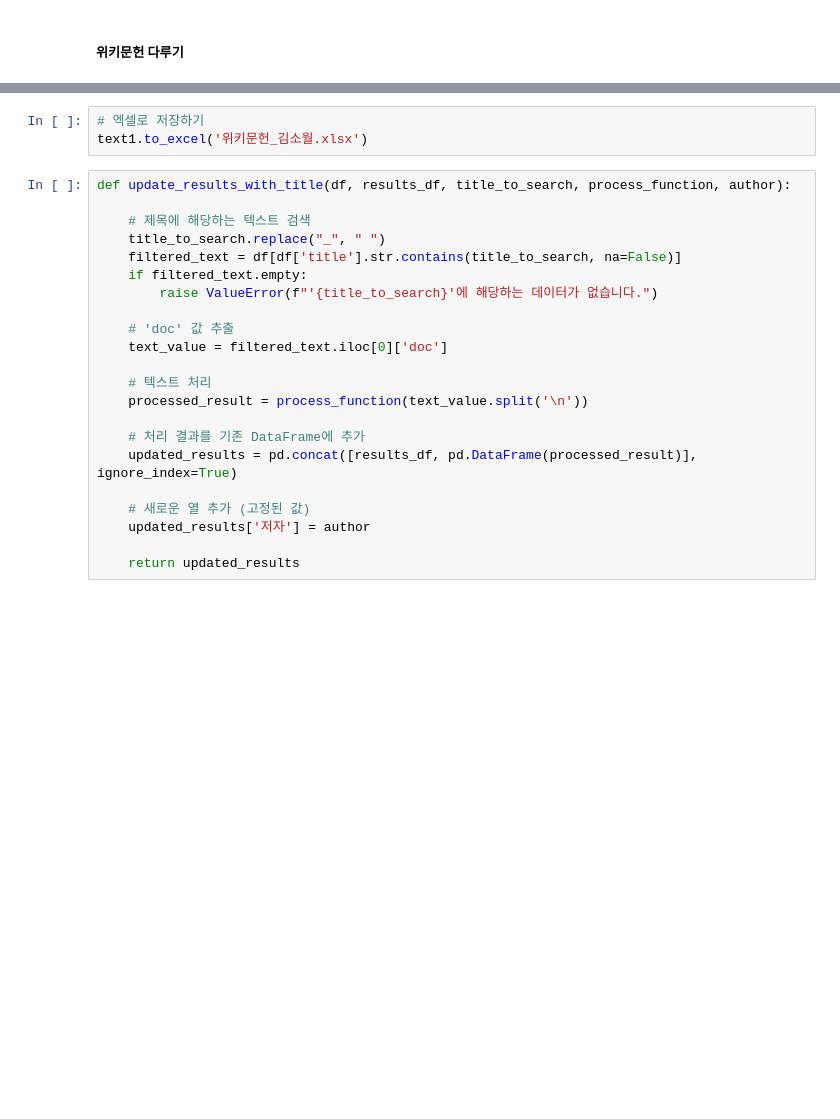
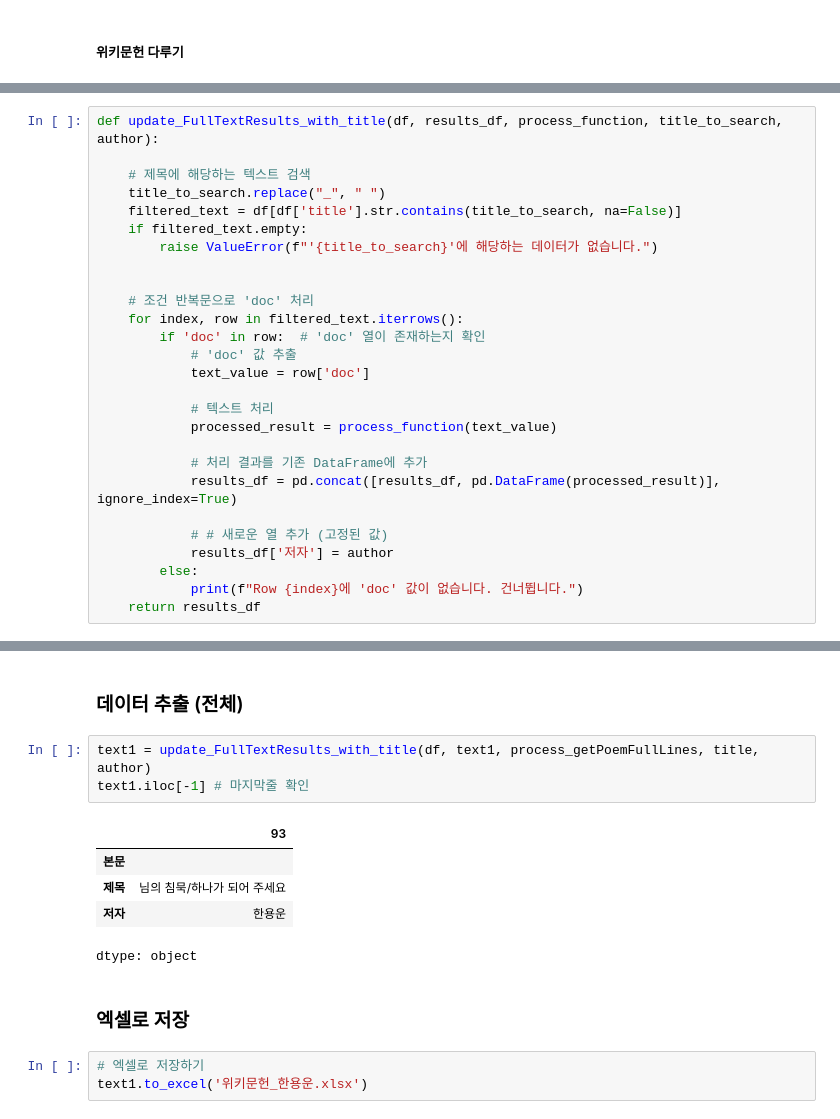
Before and after one commit to poet-developer/getPoemData_with_wikisource, a Jupyter notebook: 위키문헌_다중추출.ipynb, the cells around one changed output, grey strips where cells are left out. Drawn from its saved outputs; the diff is of its cells as text; blank space fills up the shorter version.

```diff
--- a/위키문헌_다중추출.ipynb
+++ b/위키문헌_다중추출.ipynb
@@ -171,0 +165,27 @@ def update_results_with_title(df, results_df, process_function, title_to_search,
+# %%
+def update_FullTextResults_with_title(df, results_df, process_function, title_to_search, author):
+
+    # 제목에 해당하는 텍스트 검색
+    title_to_search.replace("_", " ")
+    filtered_text = df[df['title'].str.contains(title_to_search, na=False)]
+    if filtered_text.empty:
+        raise ValueError(f"'{title_to_search}'에 해당하는 데이터가 없습니다.")
+
+
+    # 조건 반복문으로 'doc' 처리
+    for index, row in filtered_text.iterrows():
+        if 'doc' in row:  # 'doc' 열이 존재하는지 확인
+            # 'doc' 값 추출
+            text_value = row['doc']
+
+            # 텍스트 처리
+            processed_result = process_function(text_value)
+
+            # 처리 결과를 기존 DataFrame에 추가
+            results_df = pd.concat([results_df, pd.DataFrame(processed_result)], ignore_index=True)
+
+            # # 새로운 열 추가 (고정된 값)
+            results_df['저자'] = author
+        else:
+            print(f"Row {index}에 'doc' 값이 없습니다. 건너뜁니다.")
+    return results_df
@@ -192,26 +230,17 @@ text1.iloc[-1] # 마지막줄 확인
 dtype: object
+# %% [markdown]
+### 데이터 추출 (전체)
+# %%
+text1 = update_FullTextResults_with_title(df, text1, process_getPoemFullLines, title, author)
+text1.iloc[-1] # 마지막줄 확인
+# %% [output]
+|  | 93 |
+| 본문 |  |
+| 제목 | 님의 침묵/하나가 되어 주세요 |
+| 저자 | 한용운 |
+dtype: object
+# %% [markdown]
+### 엑셀로 저장
 # %%
 # 엑셀로 저장하기
-text1.to_excel('위키문헌_김소월.xlsx')
+text1.to_excel('위키문헌_한용운.xlsx')
-# %%
-def update_results_with_title(df, results_df, title_to_search, process_function, author):
-
-    # 제목에 해당하는 텍스트 검색
-    title_to_search.replace("_", " ")
-    filtered_text = df[df['title'].str.contains(title_to_search, na=False)]
-    if filtered_text.empty:
-        raise ValueError(f"'{title_to_search}'에 해당하는 데이터가 없습니다.")
-
-    # 'doc' 값 추출
-    text_value = filtered_text.iloc[0]['doc']
-
-    # 텍스트 처리
-    processed_result = process_function(text_value.split('\n'))
-
-    # 처리 결과를 기존 DataFrame에 추가
-    updated_results = pd.concat([results_df, pd.DataFrame(processed_result)], ignore_index=True)
-
-    # 새로운 열 추가 (고정된 값)
-    updated_results['저자'] = author
-
-    return updated_results
```
Also changed, not shown: parts of 17 cells of this notebook.
